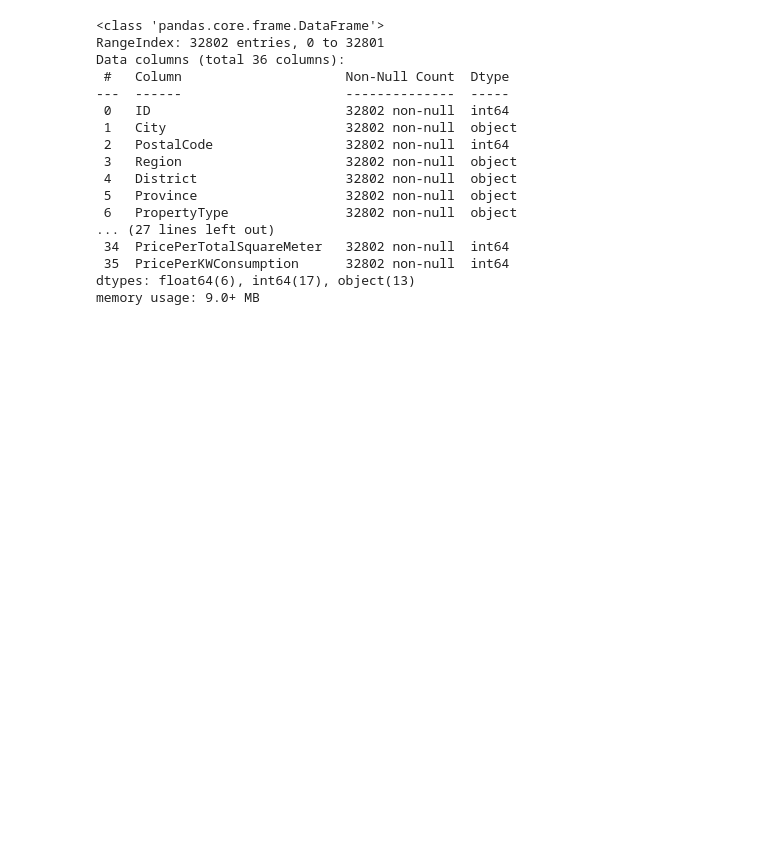
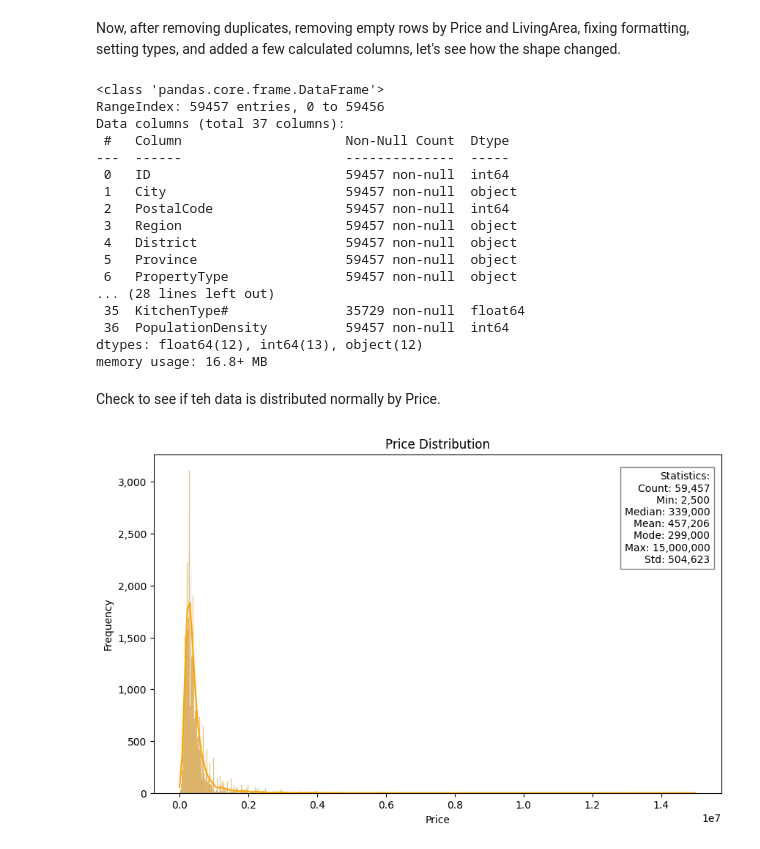
Before and after one commit to gnadela/immoeliza-analysis, a Jupyter notebook: analysis/Bears_Notebook.ipynb, the cells around one changed output. Saved outputs shown, nothing was run; the diff lists cells and outputs as text; code cells hidden in the pictures; blank space fills up the shorter version.

```diff
--- a/analysis/Bears_Notebook.ipynb
+++ b/analysis/Bears_Notebook.ipynb
@@ -25,21 +27,63 @@ memory usage: 10.3+ MB
+# %% [markdown]
+Now, after removing duplicates, removing empty rows by Price and LivingArea, fixing formatting, setting types, and added a few calculated columns, let's see how the shape changed.
 # %%
-model_data = pd.read_csv("../src/model_data.csv")
-model_data.info()
+cleaned_data = pd.read_csv("../src/cleaned_data.csv")
+cleaned_data.info()
 # %% [output]
 <class 'pandas.core.frame.DataFrame'>
-RangeIndex: 32802 entries, 0 to 32801
-Data columns (total 36 columns):
+RangeIndex: 59457 entries, 0 to 59456
+Data columns (total 37 columns):
  #   Column                     Non-Null Count  Dtype
 ---  ------                     --------------  -----
- 0   ID                         32802 non-null  int64
- 1   City                       32802 non-null  object
- 2   PostalCode                 32802 non-null  int64
- 3   Region                     32802 non-null  object
- 4   District                   32802 non-null  object
- 5   Province                   32802 non-null  object
- 6   PropertyType               32802 non-null  object
-... (27 lines left out)
- 34  PricePerTotalSquareMeter   32802 non-null  int64
- 35  PricePerKWConsumption      32802 non-null  int64
-dtypes: float64(6), int64(17), object(13)
-memory usage: 9.0+ MB
+ 0   ID                         59457 non-null  int64
+ 1   City                       59457 non-null  object
+ 2   PostalCode                 59457 non-null  int64
+ 3   Region                     59457 non-null  object
+ 4   District                   59457 non-null  object
+ 5   Province                   59457 non-null  object
+ 6   PropertyType               59457 non-null  object
+... (28 lines left out)
+ 35  KitchenType#               35729 non-null  float64
+ 36  PopulationDensity          59457 non-null  int64
+dtypes: float64(12), int64(13), object(12)
+memory usage: 16.8+ MB
+# %% [markdown]
+Check to see if teh data is distributed normally by Price.
+# %%
+import seaborn as sns
+import matplotlib.pyplot as plt
+import matplotlib.ticker as ticker
+
+# Calculate statistics for 'Price' column
+price_min = cleaned_data['Price'].min()
+price_median = cleaned_data['Price'].median()
+price_mean = cleaned_data['Price'].mean()
+price_mode = cleaned_data['Price'].mode()[0]
+price_max = cleaned_data['Price'].max()
+price_count = cleaned_data['Price'].count()
+price_std = cleaned_data['Price'].std()
+
+# Format statistics with comma separators and rounding to the nearest whole number
+def format_number(num):
+    return f'{num:,.0f}'
+
+# Plot histogram for 'Price' column
+plt.figure(figsize=(10, 6))
+sns.histplot(data=cleaned_data['Price'], kde=True, color='orange', palette=['orange'])
+
+# Add text box for 'Price' column statistics in the upper right corner
+plt.text(0.98, 0.95, f'Statistics:\nCount: {format_number(price_count)}\nMin: {format_number(price_min)}\nMedian: {format_number(price_median)}\nMean: {format_number(price_mean)}\nMode: {format_number(price_mode)}\nMax: {format_number(price_max)}\nStd: {format_number(price_std)}',
+         horizontalalignment='right', verticalalignment='top', transform=plt.gca().transAxes, bbox=dict(facecolor='white', alpha=0.5))
+
+# Set title and labels
+plt.title('Price Distribution')
+plt.xlabel('Price')
+plt.ylabel('Frequency')
+
+# Add comma separators for y-axis tick labels
+plt.gca().yaxis.set_major_formatter(ticker.FuncFormatter(lambda x, _: format_number(x)))
+
+# Show the plot
+plt.show()
+# %% [output]
+[figure, added]
```
Also changed, not shown: parts of 30 cells of this notebook, 1 other file.
